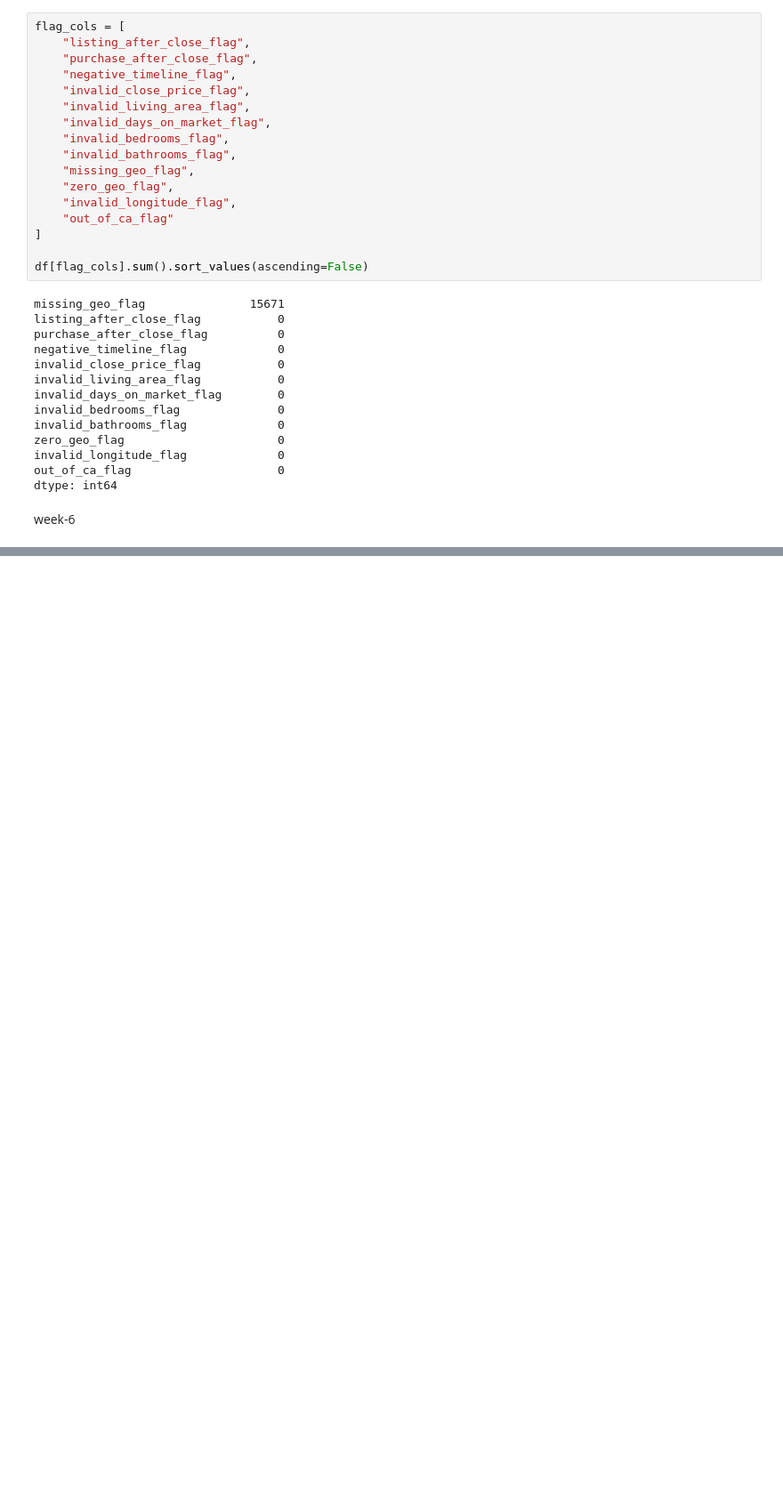
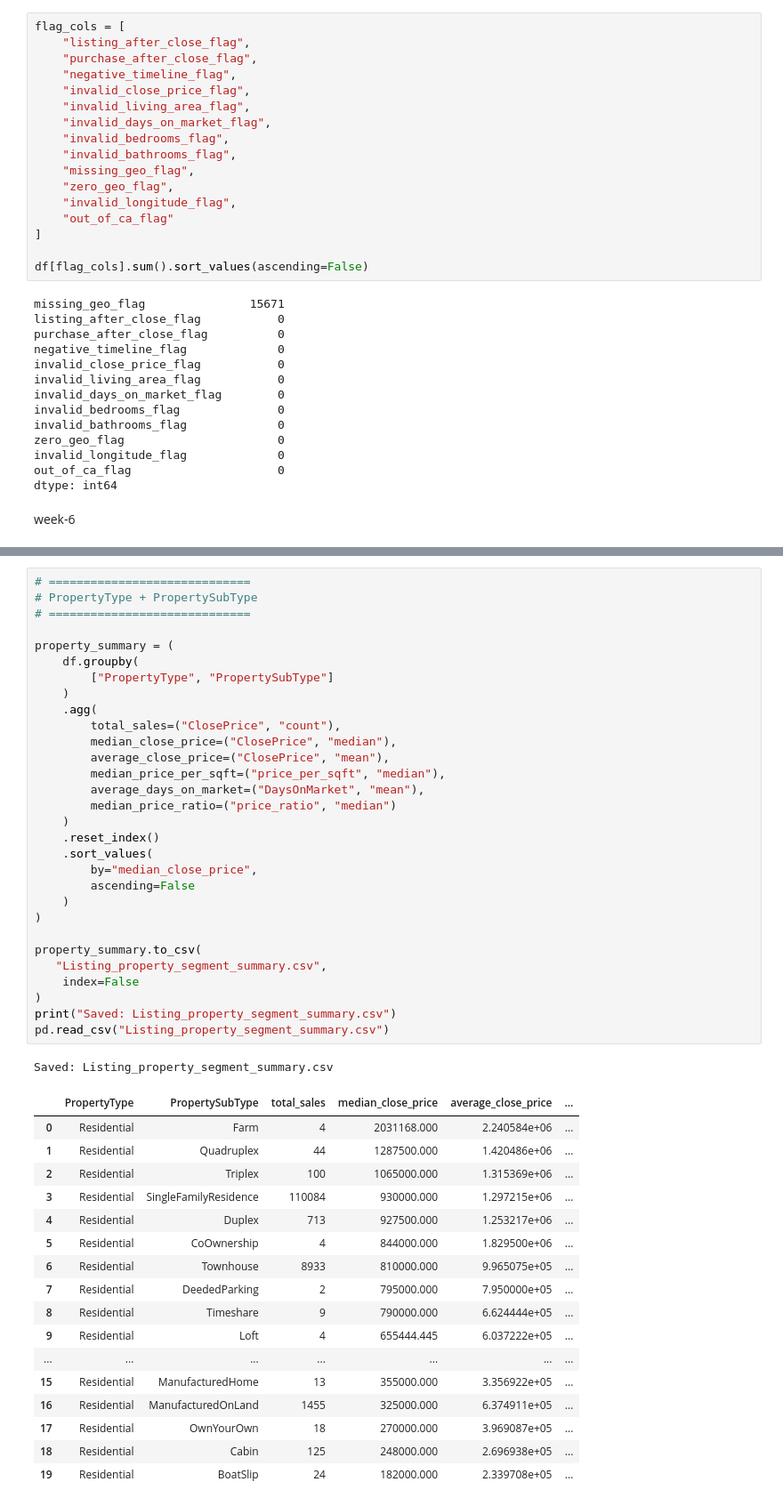
Before and after one commit to audrey97512/IDX-Exchange, a Jupyter notebook: Deliverables/week/week-6/week-6 listing.ipynb, the cells around one changed output, grey strips where cells are left out. Shown at 89% size. Saved outputs shown, nothing was run; the diff lists cells and outputs as text; blank space fills up the shorter version.

```diff
--- a/Deliverables/week/week-6/week-6 listing.ipynb
+++ b/Deliverables/week/week-6/week-6 listing.ipynb
@@ -614,0 +634,49 @@ pd.read_csv("Listing_county_segment_summary.csv")
+# %%
+# =============================
+# PropertyType + PropertySubType
+# =============================
+
+property_summary = (
+    df.groupby(
+        ["PropertyType", "PropertySubType"]
+    )
+    .agg(
+        total_sales=("ClosePrice", "count"),
+        median_close_price=("ClosePrice", "median"),
+        average_close_price=("ClosePrice", "mean"),
+        median_price_per_sqft=("price_per_sqft", "median"),
+        average_days_on_market=("DaysOnMarket", "mean"),
+        median_price_ratio=("price_ratio", "median")
+    )
+    .reset_index()
+    .sort_values(
+        by="median_close_price",
+        ascending=False
+    )
+)
+
+property_summary.to_csv(
+   "Listing_property_segment_summary.csv",
+    index=False
+)
+print("Saved: Listing_property_segment_summary.csv")
+pd.read_csv("Listing_property_segment_summary.csv")
+# %% [output]
+Saved: Listing_property_segment_summary.csv
+|  | PropertyType | PropertySubType | total_sales | median_close_price | average_close_price | ... |
+| 0 | Residential | Farm | 4 | 2031168.000 | 2.240584e+06 | ... |
+| 1 | Residential | Quadruplex | 44 | 1287500.000 | 1.420486e+06 | ... |
+| 2 | Residential | Triplex | 100 | 1065000.000 | 1.315369e+06 | ... |
+| 3 | Residential | SingleFamilyResidence | 110084 | 930000.000 | 1.297215e+06 | ... |
+| 4 | Residential | Duplex | 713 | 927500.000 | 1.253217e+06 | ... |
+| 5 | Residential | CoOwnership | 4 | 844000.000 | 1.829500e+06 | ... |
+| 6 | Residential | Townhouse | 8933 | 810000.000 | 9.965075e+05 | ... |
+| 7 | Residential | DeededParking | 2 | 795000.000 | 7.950000e+05 | ... |
+| 8 | Residential | Timeshare | 9 | 790000.000 | 6.624444e+05 | ... |
+| 9 | Residential | Loft | 4 | 655444.445 | 6.037222e+05 | ... |
+| ... | ... | ... | ... | ... | ... | ... |
+| 15 | Residential | ManufacturedHome | 13 | 355000.000 | 3.356922e+05 | ... |
+| 16 | Residential | ManufacturedOnLand | 1455 | 325000.000 | 6.374911e+05 | ... |
+| 17 | Residential | OwnYourOwn | 18 | 270000.000 | 3.969087e+05 | ... |
+| 18 | Residential | Cabin | 125 | 248000.000 | 2.696938e+05 | ... |
+| 19 | Residential | BoatSlip | 24 | 182000.000 | 2.339708e+05 | ... |
```
Also changed, not shown: parts of 8 cells of this notebook, 1 other file.
